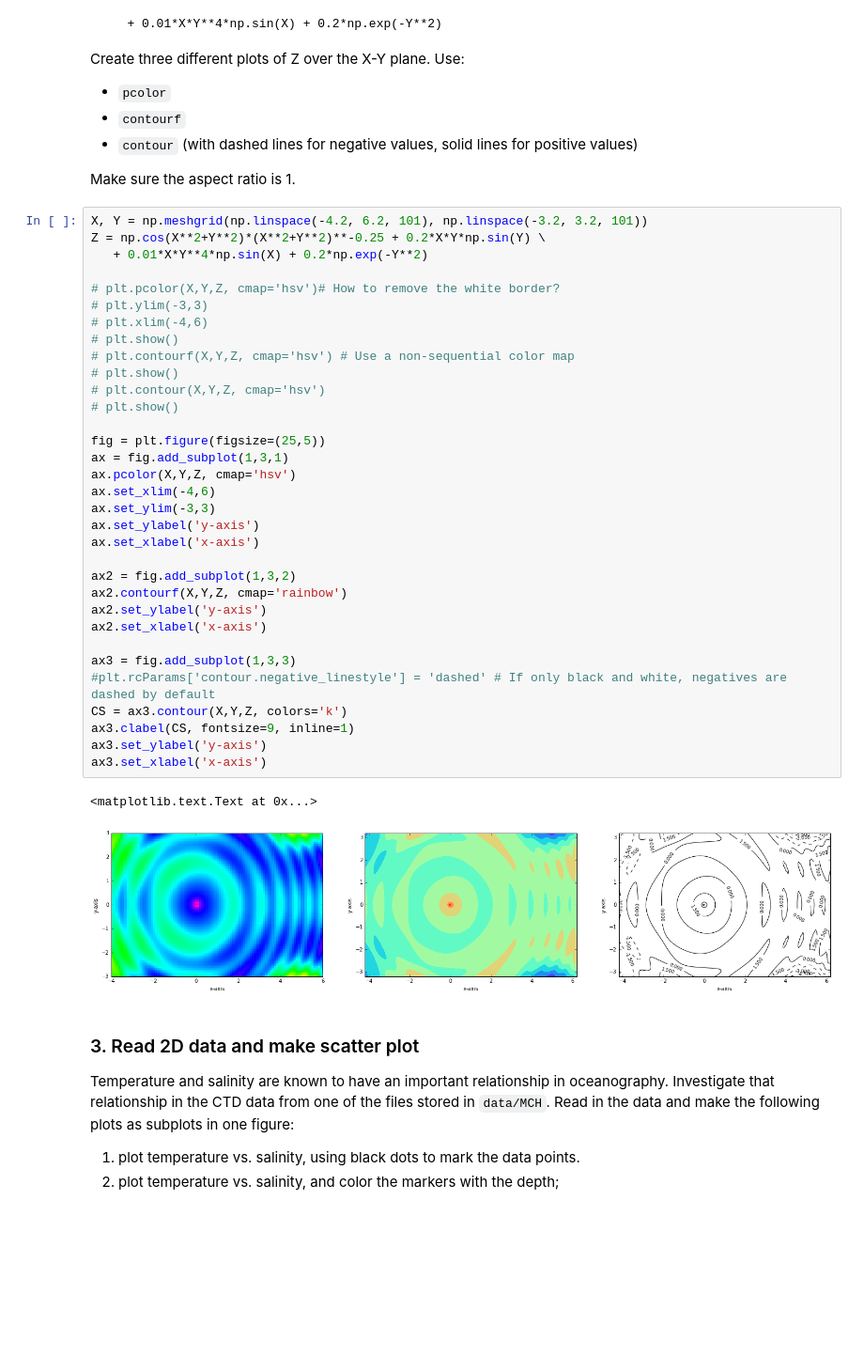
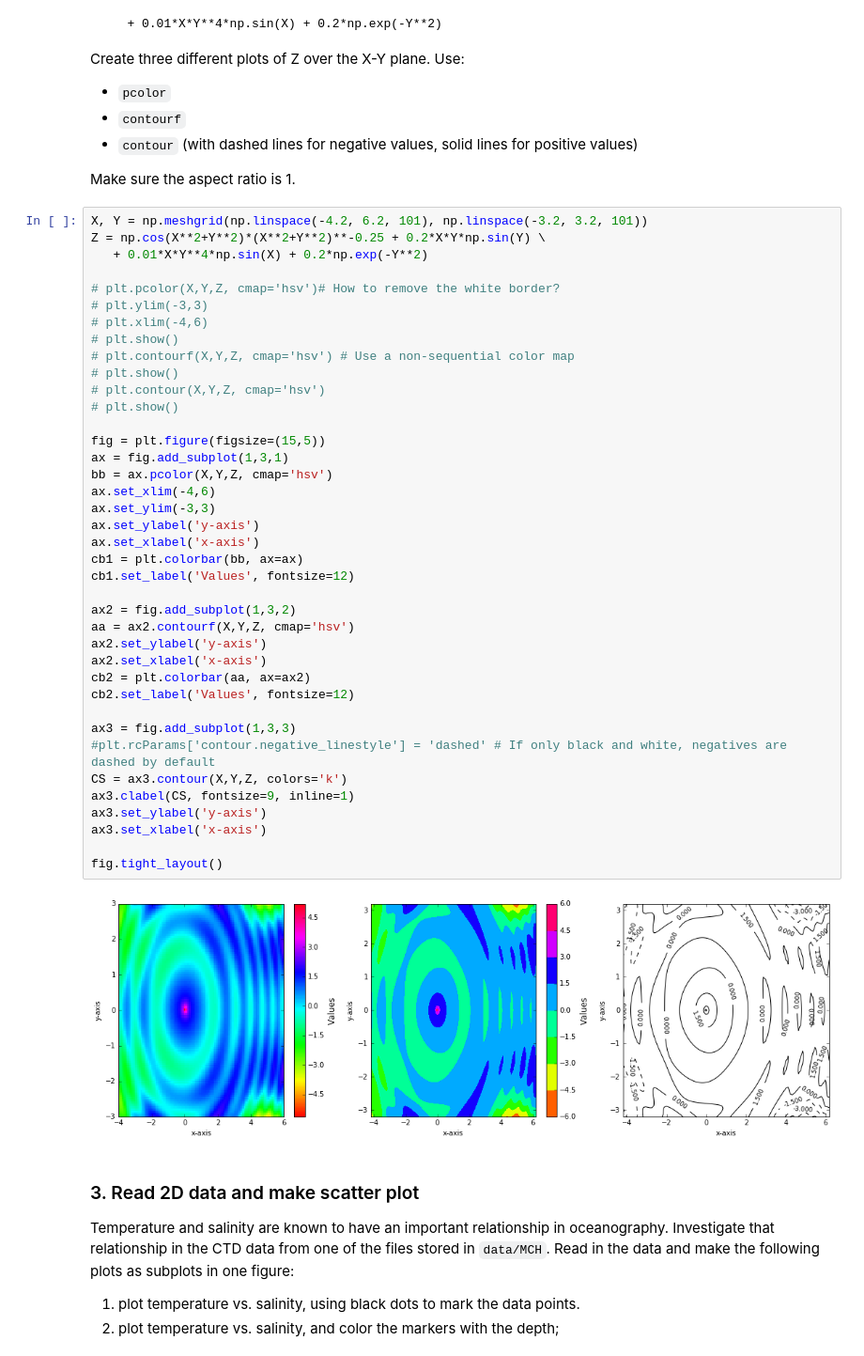
Before and after one commit to johntamu/python4geosciences-hw, a Jupyter notebook: hw04-solutions.ipynb, the cells around one changed output. Shown at 94% size. Saved outputs shown, nothing was run; the diff lists cells and outputs as text; blank space fills up the shorter version.

```diff
--- a/hw04-solutions.ipynb
+++ b/hw04-solutions.ipynb
@@ -55,38 +112,43 @@ Make sure the aspect ratio is 1.
 X, Y = np.meshgrid(np.linspace(-4.2, 6.2, 101), np.linspace(-3.2, 3.2, 101))
 Z = np.cos(X**2+Y**2)*(X**2+Y**2)**-0.25 + 0.2*X*Y*np.sin(Y) \
    + 0.01*X*Y**4*np.sin(X) + 0.2*np.exp(-Y**2)
 
 # plt.pcolor(X,Y,Z, cmap='hsv')# How to remove the white border?
 # plt.ylim(-3,3)
 # plt.xlim(-4,6)
 # plt.show()
 # plt.contourf(X,Y,Z, cmap='hsv') # Use a non-sequential color map
 # plt.show()
 # plt.contour(X,Y,Z, cmap='hsv')
 # plt.show()
 
-fig = plt.figure(figsize=(25,5))
+fig = plt.figure(figsize=(15,5))
 ax = fig.add_subplot(1,3,1)
-ax.pcolor(X,Y,Z, cmap='hsv')
+bb = ax.pcolor(X,Y,Z, cmap='hsv')
 ax.set_xlim(-4,6)
 ax.set_ylim(-3,3)
 ax.set_ylabel('y-axis')
 ax.set_xlabel('x-axis')
+cb1 = plt.colorbar(bb, ax=ax)
+cb1.set_label('Values', fontsize=12)
 
 ax2 = fig.add_subplot(1,3,2)
-ax2.contourf(X,Y,Z, cmap='rainbow')
+aa = ax2.contourf(X,Y,Z, cmap='hsv')
 ax2.set_ylabel('y-axis')
 ax2.set_xlabel('x-axis')
+cb2 = plt.colorbar(aa, ax=ax2)
+cb2.set_label('Values', fontsize=12)
 
 ax3 = fig.add_subplot(1,3,3)
 #plt.rcParams['contour.negative_linestyle'] = 'dashed' # If only black and white, negatives are dashed by default
 CS = ax3.contour(X,Y,Z, colors='k')
 ax3.clabel(CS, fontsize=9, inline=1)
 ax3.set_ylabel('y-axis')
 ax3.set_xlabel('x-axis')
+
+fig.tight_layout()
 # %% [output]
-<matplotlib.text.Text at 0x...>
-[figure, old version]
+[figure, new version]
 # %% [markdown]
 ### 3. Read 2D data and make scatter plot
 
```
Also changed, not shown: parts of 13 cells of this notebook.
